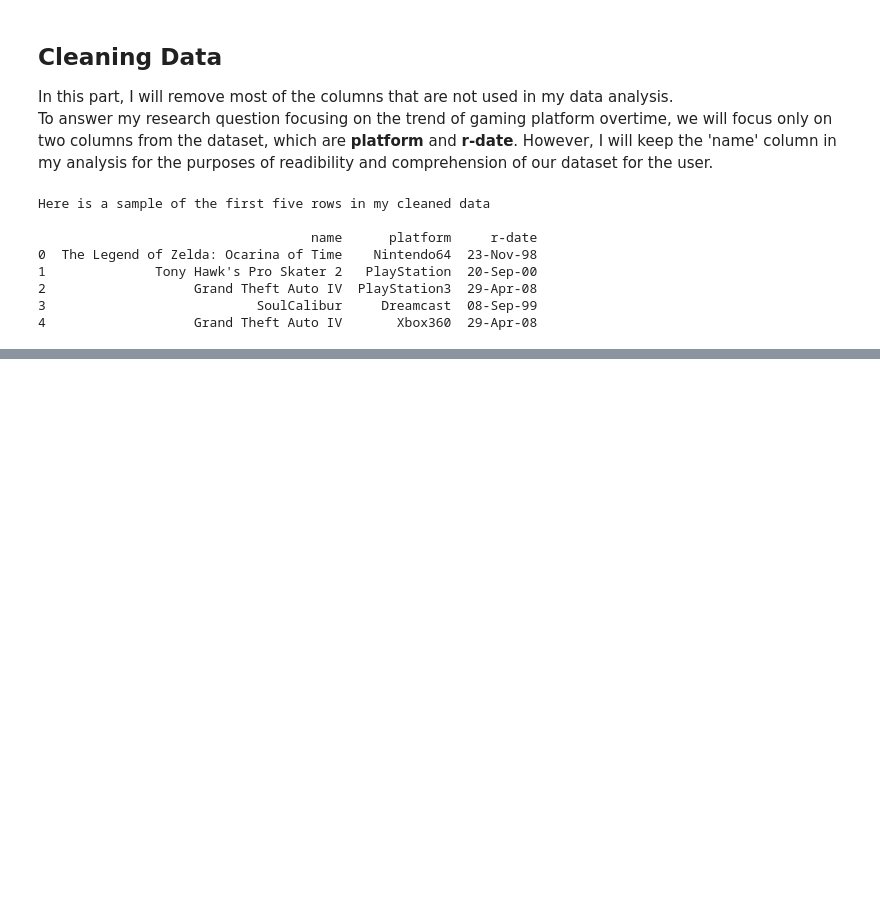
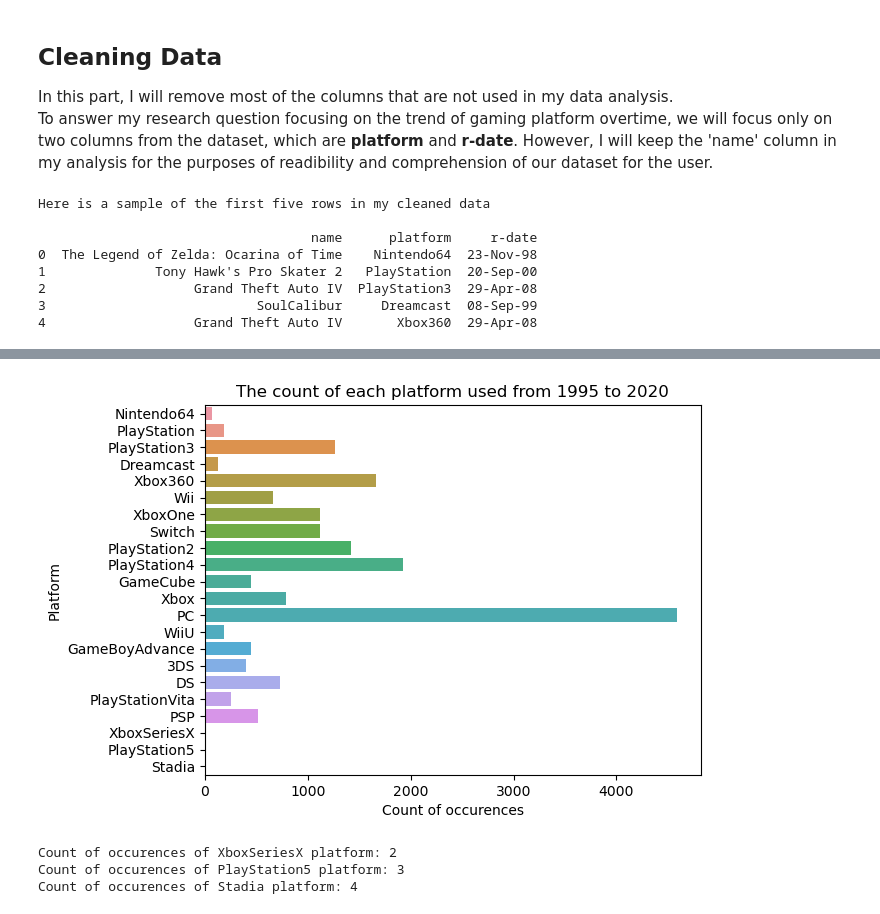
Before and after one commit to ubco-W2022T1-cosc301/project-group07, a Jupyter notebook: notebooks/analysis3.ipynb, the cells around one changed output, grey strips where cells are left out. Cells and saved outputs as stored; diff of their text form; code cells hidden in the pictures; blank space fills up the shorter version.

```diff
--- a/notebooks/analysis3.ipynb
+++ b/notebooks/analysis3.ipynb
@@ -41,10 +83,10 @@ print(df.tail(n=5))
 In this part, I will remove most of the columns that are not used in my data analysis.
 To answer my research question focusing on the trend of gaming platform overtime, we will focus only on two columns from the dataset, which are **platform** and **r-date**. However, I will keep the 'name' column in my analysis for the purposes of readibility and comprehension of our dataset for the user.
 # %%
-orvin_df = df.drop(columns=['genre','players', 'developer'])
+df = df.drop(columns=['genre','players', 'developer'])
 
 print('Here is a sample of the first five rows in my cleaned data\n')
-print(orvin_df.head(n=5))
+print(df.head(n=5))
 # %% [output]
 Here is a sample of the first five rows in my cleaned data
 
@@ -110,0 +133,10 @@ The first platform created based on the dataset is: 1998-01-21
+# %%
+print("One last thing for the initial exploratory is that we will find the first and last release date in this dataset.\n")
+print("Note that the first and last release date is not when the game is created or when the platform is first built.")
+print("The 'first_platform_release_date' is the first release date used in the dataset of the corresponding game using that platform.\n")
+
+first_platform_release_date = df['New_Release_Date'].min()
+last_platform_release_date = df['New_Release_Date'].max()
+
+print(f'The first release date is: {first_platform_release_date}')
+print(f'The last release date is: {last_platform_release_date}')
@@ -111,8 +151,8 @@ The first platform created based on the dataset is: 1998-01-21
 # %%
-days_since_first = (orvin_df["New_Release_Date"] - first_platform_release_date).dt.days;
-orvin_df.insert(loc=len(orvin_df.columns),column="days_since",value=days_since_first)
-print(orvin_df.head(n=5))
+days_since_first = (df["New_Release_Date"] - first_platform_release_date).dt.days;
+df.insert(loc=len(df.columns),column="days_since",value=days_since_first)
+df.head(n=5)
 
 # only UNCOMMENT drop and comment the rest to redo the repeat doing the question
-# orvin_df = orvin_df.drop(columns=["days_since"])
+# df = df.drop(columns=["days_since"])
 # %% [output]
@@ -131,0 +165,9 @@ print(orvin_df.head(n=5))
+# %%
+releaseYear = pd.DatetimeIndex(df['New_Release_Date']).year
+df.insert(loc=len(df.columns),column="Release_Year",value=releaseYear)
+# Convert Release_Year to int
+df['Release_Year'] = df['Release_Year'].astype(int)
+df.head(n=5)
+
+# only UNCOMMENT drop and comment the rest to redo the repeat doing the question
+# df = df.drop(columns=["Release_Year"])
@@ -131,0 +186,18 @@ print(orvin_df.head(n=5))
+# %%
+cp1 = sns.countplot(data=df, y="platform")
+cp1 = cp1.set(xlabel="Count of occurences", ylabel="Platform", title="The count of each platform used from 1995 to 2020")
+# %% [output]
+[figure, added]
+# %%
+countOfXboxSeriesX = (df['platform'].values == 'XboxSeriesX').sum()
+print(f'Count of occurences of XboxSeriesX platform: {countOfXboxSeriesX}')
+
+countOfPlayStation5 = (df['platform'].values == 'PlayStation5').sum()
+print(f'Count of occurences of PlayStation5 platform: {countOfPlayStation5}')
+
+countOfStadia = (df['platform'].values == 'Stadia').sum()
+print(f'Count of occurences of Stadia platform: {countOfStadia}')
+# %% [output]
+Count of occurences of XboxSeriesX platform: 2
+Count of occurences of PlayStation5 platform: 3
+Count of occurences of Stadia platform: 4
```
Also changed, not shown: parts of 19 cells of this notebook.
